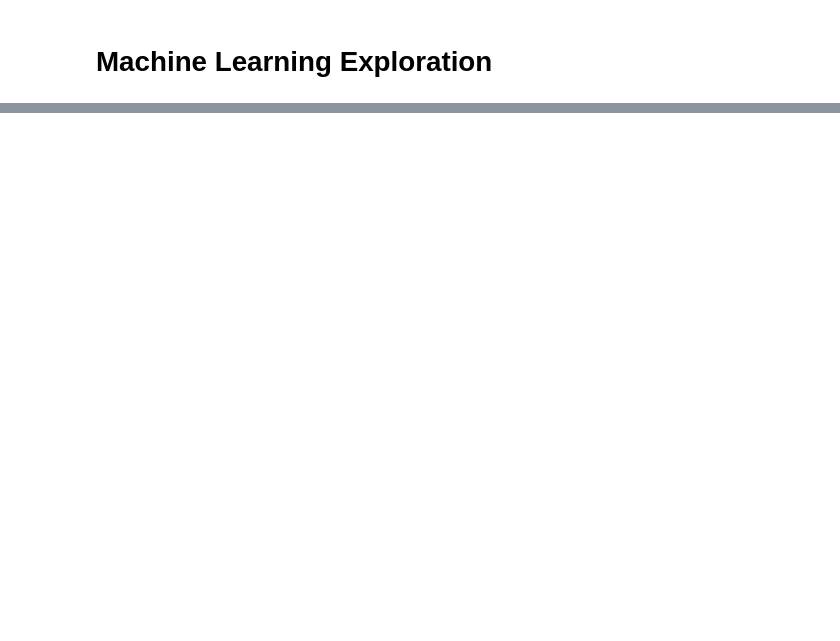
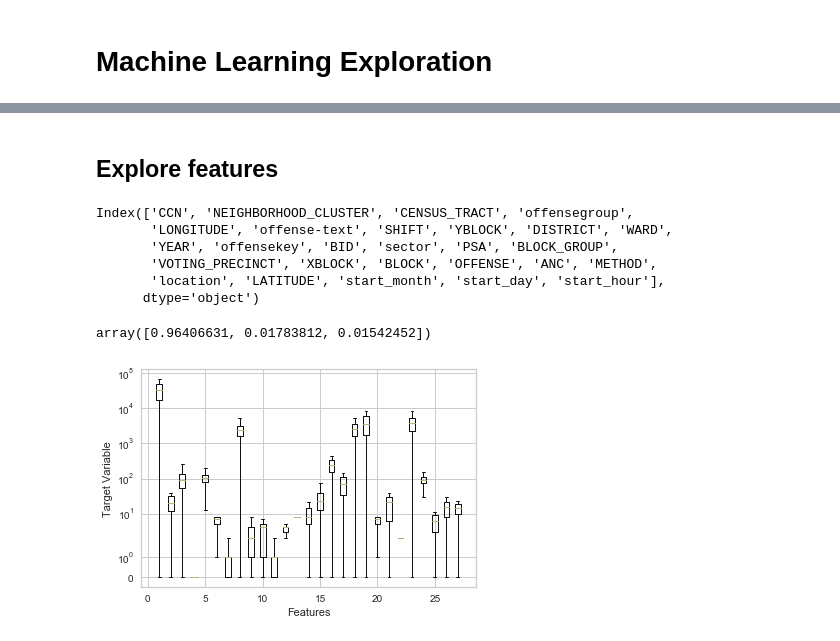
Before and after one commit to georgetown-analytics/Safety-Recommenders, a Jupyter notebook: judy/safetyrecommender_JT_0605.ipynb, the cells around one changed output, grey strips where cells are left out. Drawn from its saved outputs; the diff is of its cells as text; code cells hidden in the pictures; blank space fills up the shorter version.

```diff
--- a/judy/safetyrecommender_JT_0605.ipynb
+++ b/judy/safetyrecommender_JT_0605.ipynb
@@ -449,0 +471,3 @@ dtype: object
+# %%
+desired_decimals = 3
+crime_ML['LONGITUDE'] = crime_ML['LONGITUDE'].apply(lambda x: round(x,desired_decimals))
@@ -502,0 +499,4 @@ print("Target names:\n{}".format(dataset['target_names']))
+# %%
+X = crime_ML.drop(columns = ['ucr-rank'])
+
+y = crime_ML['ucr-rank']
@@ -502,0 +505,41 @@ print("Target names:\n{}".format(dataset['target_names']))
+# %%
+from sklearn.preprocessing import LabelEncoder
+encoder = LabelEncoder() # it only support one dimentional columns..
+#if type(varA) == str:
+for colname,col in X.iteritems(): # look stack overflow
+    if col is not float:
+        X[colname] = LabelEncoder().fit_transform(col)
+# %% [markdown]
+## Explore features
+# %%
+X.columns
+# %% [output]
+Index(['CCN', 'NEIGHBORHOOD_CLUSTER', 'CENSUS_TRACT', 'offensegroup',
+       'LONGITUDE', 'offense-text', 'SHIFT', 'YBLOCK', 'DISTRICT', 'WARD',
+       'YEAR', 'offensekey', 'BID', 'sector', 'PSA', 'BLOCK_GROUP',
+       'VOTING_PRECINCT', 'XBLOCK', 'BLOCK', 'OFFENSE', 'ANC', 'METHOD',
+       'location', 'LATITUDE', 'start_month', 'start_day', 'start_hour'],
+      dtype='object')
+# %%
+from sklearn.decomposition import PCA
+pca = PCA(n_components = 3) # input a number for feature extraction
+
+features = X
+
+X_ = pca.fit_transform(X)
+
+explained_var = pca.explained_variance_ratio_
+explained_var
+# %% [output]
+array([0.96406631, 0.01783812, 0.01542452])
+# %%
+X_train, X_test, y_train, y_test = model_selection.train_test_split(X, y, test_size = 0.2, random_state = 0)
+# %%
+axis = X_train.values # Change to numpy array for performance
+plt.boxplot(axis, manage_xticks = False)
+plt.yscale("symlog")
+plt.xlabel("Features")
+plt.ylabel("Target Variable")
+plt.show()
+# %% [output]
+[figure, added]
```
Also changed, not shown: parts of 71 cells of this notebook, 9 other files.
